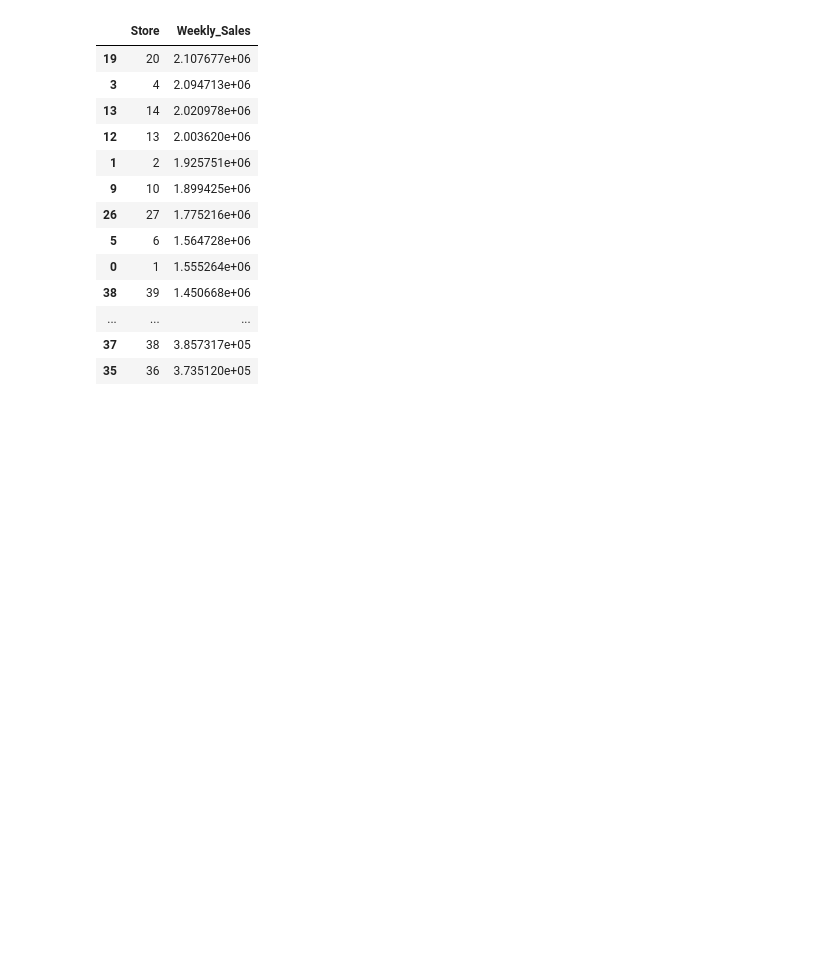
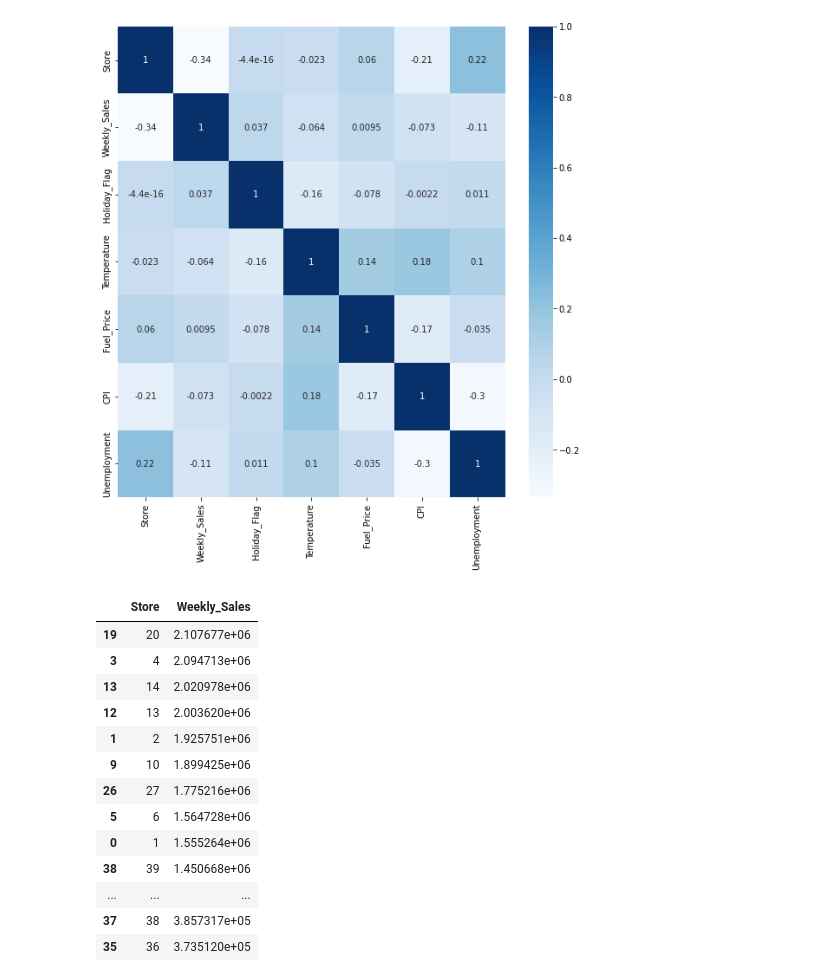
Before and after one commit to valdirdpg/curso-dnc, a Jupyter notebook: MINI_PROJETO2_VALDIR.ipynb, the cells around one changed output. Drawn from its saved outputs; the diff is of its cells as text; code cells hidden in the pictures; blank space fills up the shorter version.

```diff
--- a/MINI_PROJETO2_VALDIR.ipynb
+++ b/MINI_PROJETO2_VALDIR.ipynb
@@ -53 +98,12 @@ walmart.describe()
+# %%
+# plotar um grafico de correlação entre as variáveis para iniciar a análise de qual loja  é mais valioso investir e porquê
+
+
+plt.figure(figsize=(10,10))
+sns.heatmap(walmart.corr(), annot=True, cmap='Blues')
+plt.show()
+
+# As realações positivas e negativas são fracas, mas já dá um norte de onde achar as respostas. A análise completa se encontra no relatório final da análise
+# %% [output]
+[figure, added]
 # %%
```
Also changed, not shown: parts of 28 cells of this notebook.
